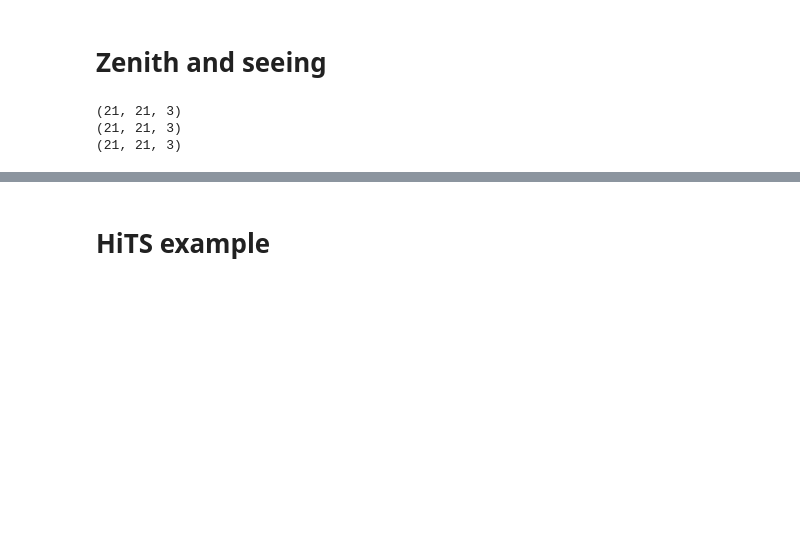
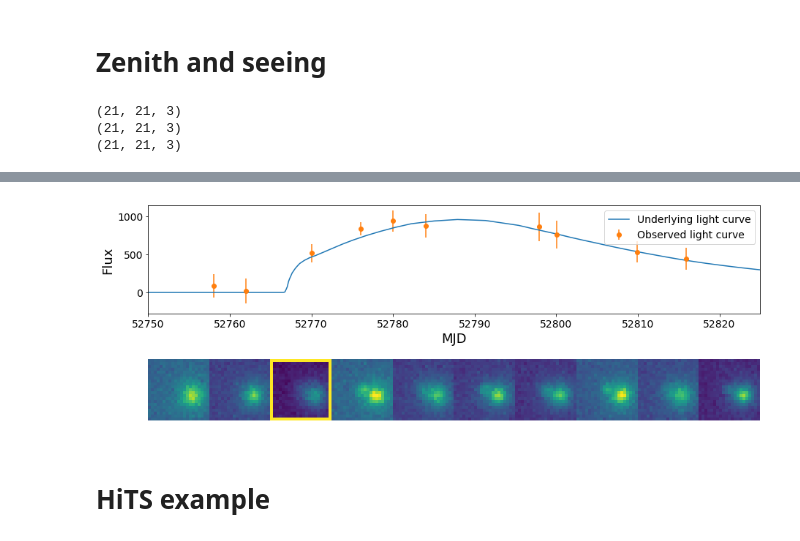
Before and after one commit to rodrigcd/thesis_plots, a Jupyter notebook: Chapter_2_astronomy.ipynb, the cells around one changed output, grey strips where cells are left out. Saved outputs shown, nothing was run; the diff lists cells and outputs as text; code cells hidden in the pictures; blank space fills up the shorter version.

```diff
--- a/Chapter_2_astronomy.ipynb
+++ b/Chapter_2_astronomy.ipynb
@@ -480,3 +576,29 @@ plt.show()
+# %%
+np.random.seed(0)
+f, ax = plt.subplots(2, 1, figsize=plot_figsize)
+ax[0].plot(dense_curve["x"], dense_curve["y"], label="Underlying light curve")
+ax[0].errorbar(sampled_curve["x"], sampled_curve["y"]+np.random.normal(scale=50, size=len(sampled_curve["y"])),
+               yerr=150+np.random.normal(scale=30, size=len(sampled_curve["y"])), fmt="o", label="Observed light curve")
+ax[0].set_xlabel("MJD", fontsize=plot_fontsize)
+ax[0].set_ylabel("Flux", fontsize=plot_fontsize)
+ax[0].tick_params(axis='both', which='major', labelsize=plot_fontsize-4)
+ax[0].set_xlim([52750, 52825])
+ax[0].legend(fontsize=plot_fontsize-4)
+
+image_to_plot = np.ones(shape=(21, 21*image["g"].shape[2]))
+for i in range(image["g"].shape[2]):
+    if i == 2:
+        aux = np.copy(image["g"][:, :, i])
+        aux[:, 0], aux[0, :], aux[-1, :], aux[:, -1] = [np.ones(21)*5000,]*4
+        image_to_plot[:, i*21:(i+1)*21] = aux
+    else:
+        image_to_plot[:, i*21:(i+1)*21] = image["g"][:, :, i]
+ax[1].imshow(image_to_plot, vmin=np.amin(image["g"]), vmax=np.amax(image["g"]))
+ax[1].set_axis_off()
+plt.savefig(save_path+"photometry_example.pdf", bbox_inches = 'tight')
+plt.show()
+# %% [output]
+[figure, added]
 # %% [markdown]
 # HiTS example
 # %%
```
Also changed, not shown: parts of 14 cells of this notebook, 7 other files.
